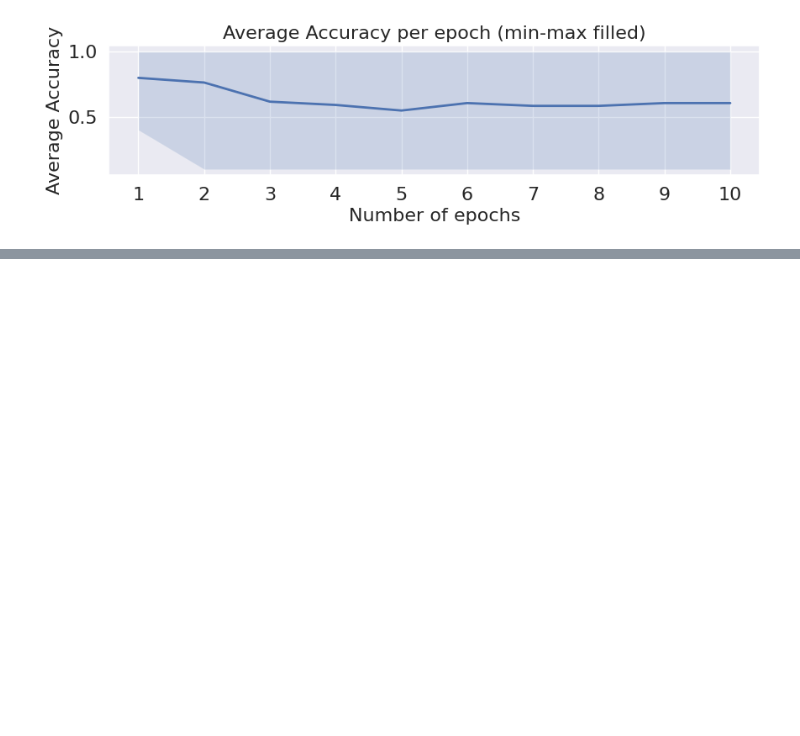
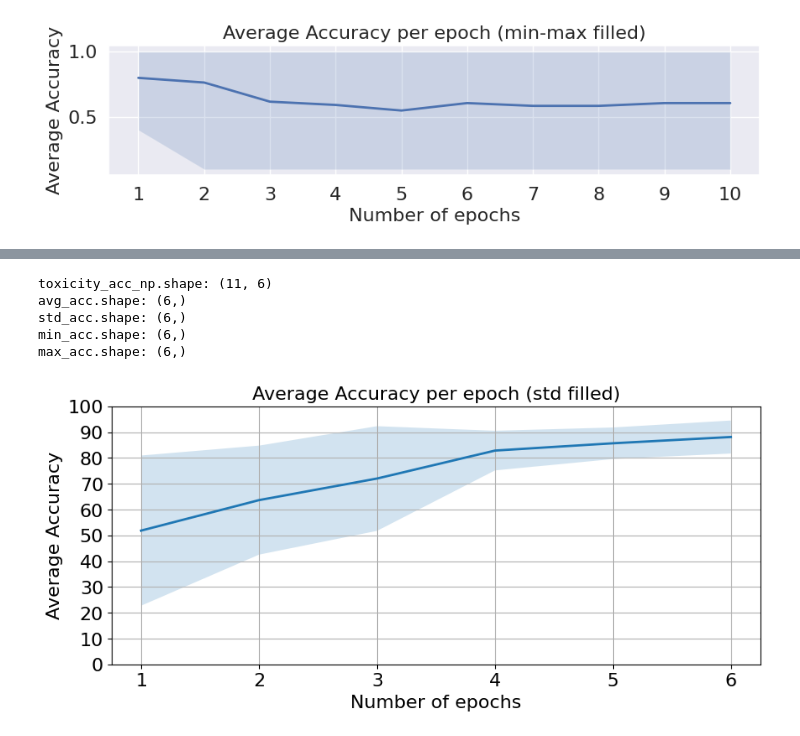
Before and after one commit to HAAIL/llm-prompt-engineering, a Jupyter notebook: mixtral_single_graded.ipynb, the cells around one changed output, grey strips where cells are left out. Saved outputs shown, nothing was run; the diff lists cells and outputs as text; code cells hidden in the pictures; blank space fills up the shorter version.

```diff
--- a/mixtral_single_graded.ipynb
+++ b/mixtral_single_graded.ipynb
@@ -1024,0 +1130,46 @@ plt.show()
+# %%
+# Pad the shorter trends with NaN values to make them of equal length
+max_len = max(len(trend) for trend in all_trends)
+all_trends_padded = [trend + [np.nan] * (max_len - len(trend)) for trend in all_trends]
+
+# Convert to numpy array
+toxicity_acc_np = np.array(all_trends_padded)
+
+# Calculate the mean and std per epoch
+avg_acc = np.nanmean(toxicity_acc_np, axis=0) * 100
+std_acc = np.nanstd(toxicity_acc_np, axis=0) * 100
+
+# Calculate the min and max accuracy per epoch
+min_acc = np.nanmin(toxicity_acc_np, axis=0)
+max_acc = np.nanmax(toxicity_acc_np, axis=0)
+
+print('toxicity_acc_np.shape:', toxicity_acc_np.shape)
+print('avg_acc.shape:', avg_acc.shape)
+print('std_acc.shape:', std_acc.shape)
+print('min_acc.shape:', min_acc.shape)
+print('max_acc.shape:', max_acc.shape)
+# %% [output]
+toxicity_acc_np.shape: (11, 6)
+avg_acc.shape: (6,)
+std_acc.shape: (6,)
+min_acc.shape: (6,)
+max_acc.shape: (6,)
+# %%
+# plot the average and std accuracy per epoch
+plt.plot(np.arange(1, 7), avg_acc, linewidth=2)  # Enlarge line width
+plt.fill_between(np.arange(1, 7), avg_acc - std_acc, avg_acc + std_acc, alpha=0.2)
+plt.xlabel('Number of epochs', fontsize=16)  # Enlarge font size
+plt.ylabel('Average Accuracy', fontsize=16)  # Enlarge font size
+
+# Set y-axis limits and ticks
+plt.ylim(0, 100)  # Set y-axis limits from 0 to 100
+plt.yticks(np.arange(0, 110, 10), fontsize=16)  # Set y-axis ticks from 0 to 100 with 10 percent intervals
+
+plt.xticks(np.arange(1, 7, 1), fontsize=16)  # Enlarge tick label font size
+plt.title('Average Accuracy per epoch (std filled)', fontsize=16)  # Enlarge font size
+plt.gcf().set_size_inches(10, 4)  # Set the figure size
+plt.grid(True)  # Add grid lines for clarity
+
+plt.show()
+# %% [output]
+[figure, added]
```
Also changed, not shown: parts of 9 cells of this notebook, 9 other files.
